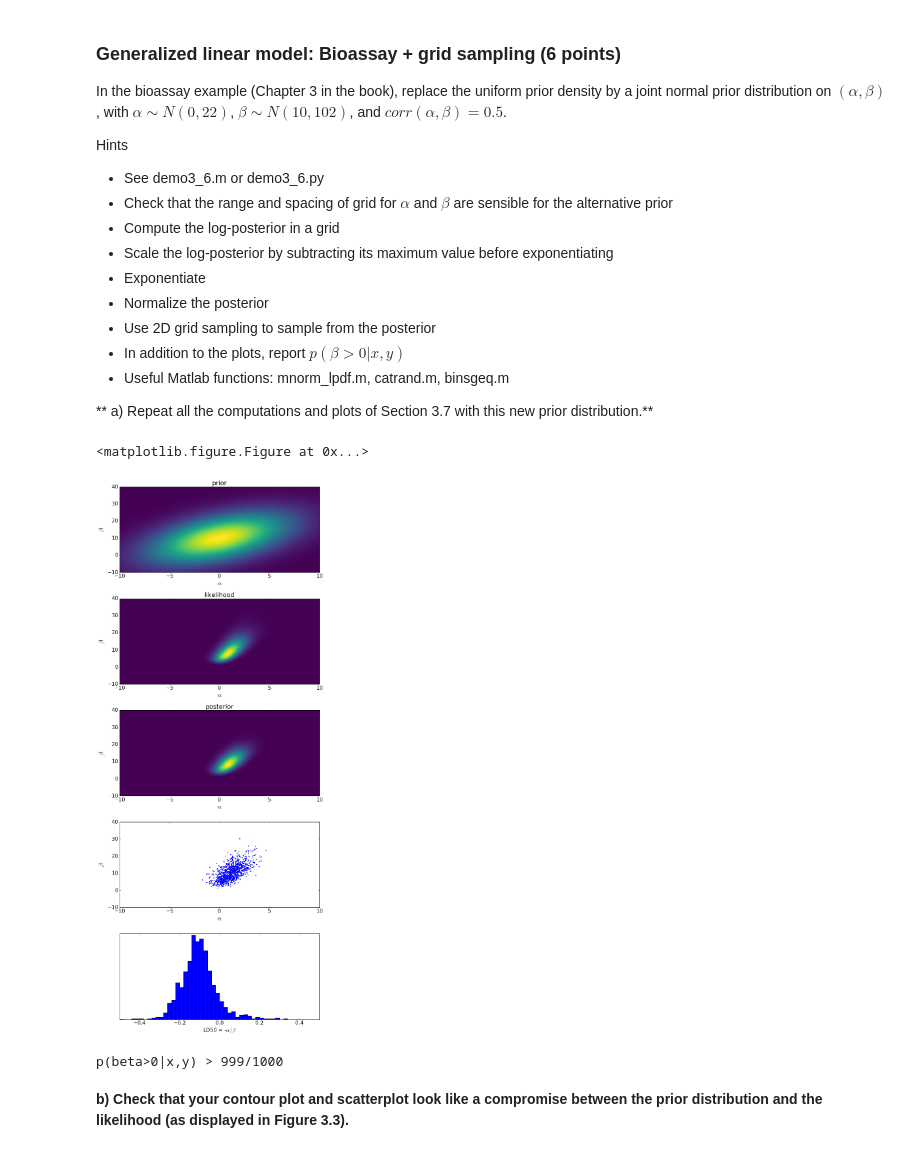
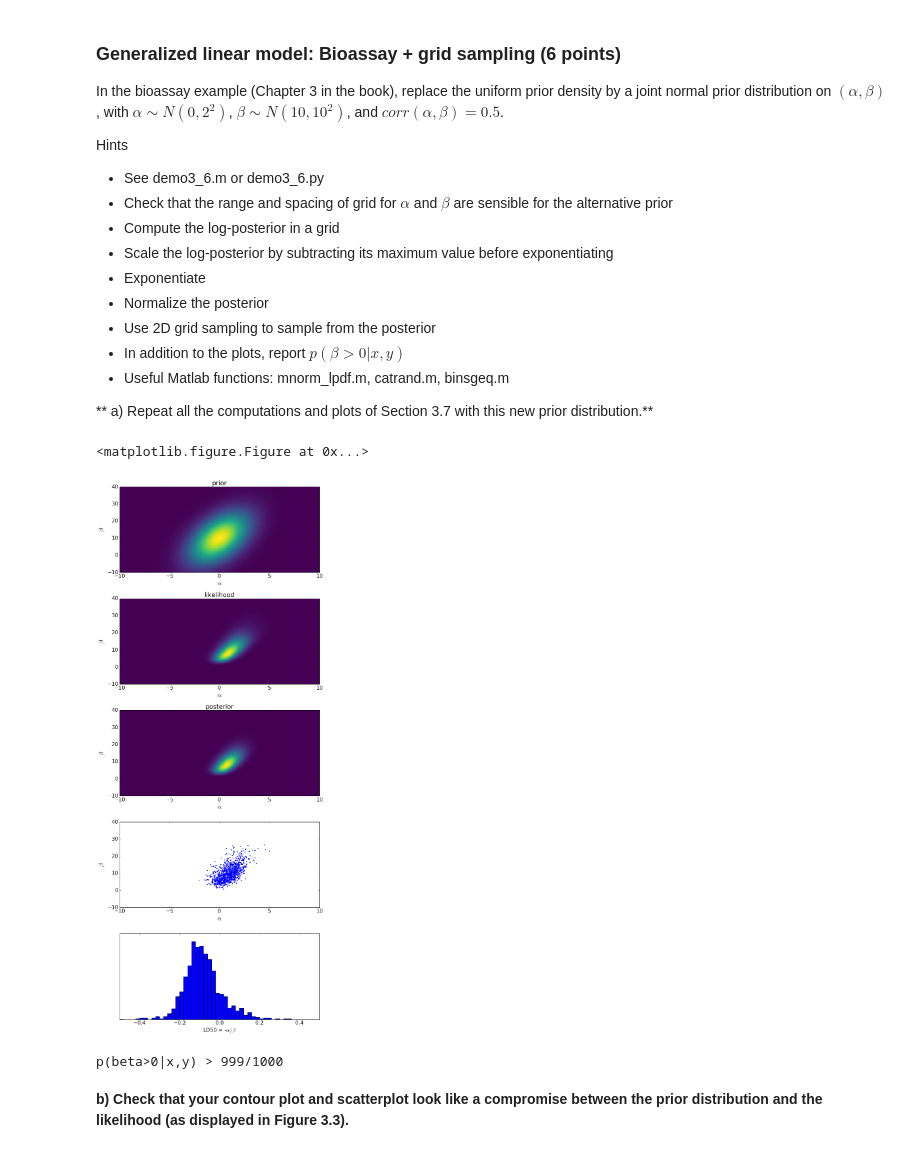
Before and after one commit to rasmusbergpalm/bayes, a Jupyter notebook: ex3/ex3.ipynb, the cells around one changed output. Saved outputs shown, nothing was run; the diff lists cells and outputs as text; code cells hidden in the pictures.

```diff
--- a/ex3/ex3.ipynb
+++ b/ex3/ex3.ipynb
@@ -1,6 +1,6 @@
 # %% [markdown]
 ### Generalized linear model: Bioassay + grid sampling (6 points)
-In the bioassay example (Chapter 3 in the book), replace the uniform prior density by a joint normal prior distribution on $(\alpha,\beta)$, with $\alpha ∼ N(0,22)$, $\beta ∼ N(10,102)$, and $corr(\alpha,\beta) = 0.5$.
+In the bioassay example (Chapter 3 in the book), replace the uniform prior density by a joint normal prior distribution on $(\alpha,\beta)$, with $\alpha ∼ N(0,2^2)$, $\beta ∼ N(10,10^2)$, and $corr(\alpha,\beta) = 0.5$.
 
 Hints
  * See demo3_6.m or demo3_6.py
@@ -33,9 +33,9 @@ n = np.array([5, 5, 5, 5])
 y = np.array([0, 1, 3, 5])
 
 alpha_mean = 0
-alpha_var = 22
+alpha_var = 2**2
 beta_mean = 10
-beta_var = 102
+beta_var = 10**2
 corr = 0.5
 cov = np.sqrt(alpha_var) * np.sqrt(beta_var) * corr
 
@@ -88,34 +88,34 @@ plt.ylabel(r'$\beta$', fontsize=20)
 plt.title('likelihood')
 
 plt.subplot(5, 1, 3)
 plt.imshow(p, origin='lower', aspect='auto', extent=(A[0], A[-1], B[0], B[-1]), interpolation='none')
 plt.xlim([A[0], A[-1]])
 plt.ylim([B[0], B[-1]])
 plt.xlabel(r'$\alpha$', fontsize=20)
 plt.ylabel(r'$\beta$', fontsize=20)
 plt.title('posterior')
 
 # plot the samples
 plt.subplot(5, 1, 4)
 plt.scatter(samp_A, samp_B, 10, linewidth=0)
 plt.xlim([A[0], A[-1]])
 plt.ylim([B[0], B[-1]])
 plt.xlabel(r'$\alpha$', fontsize=20)
 plt.ylabel(r'$\beta$', fontsize=20)
 
 # plot the histogram of LD50
 plt.subplot(5, 1, 5)
 plt.hist(samp_ld50, np.arange(-0.5, 0.51, 0.02))
 plt.xlim([-0.5, 0.5])
 plt.xlabel(r'LD50 = -$\alpha/\beta$', fontsize=16)
 plt.yticks(())
 plt.tight_layout()
 plt.show()
 
 print "p(beta>0|x,y) > %d/%d" % ((np.sum(samp_B>0)-1), samp_B.size)
 # %% [output]
 <matplotlib.figure.Figure at 0x...>
-[figure, old version]
+[figure, new version]
 p(beta>0|x,y) > 999/1000
 # %% [markdown]
 **b) Check that your contour plot and scatterplot look like a compromise between the prior distribution and the likelihood (as displayed in Figure 3.3).**
```
